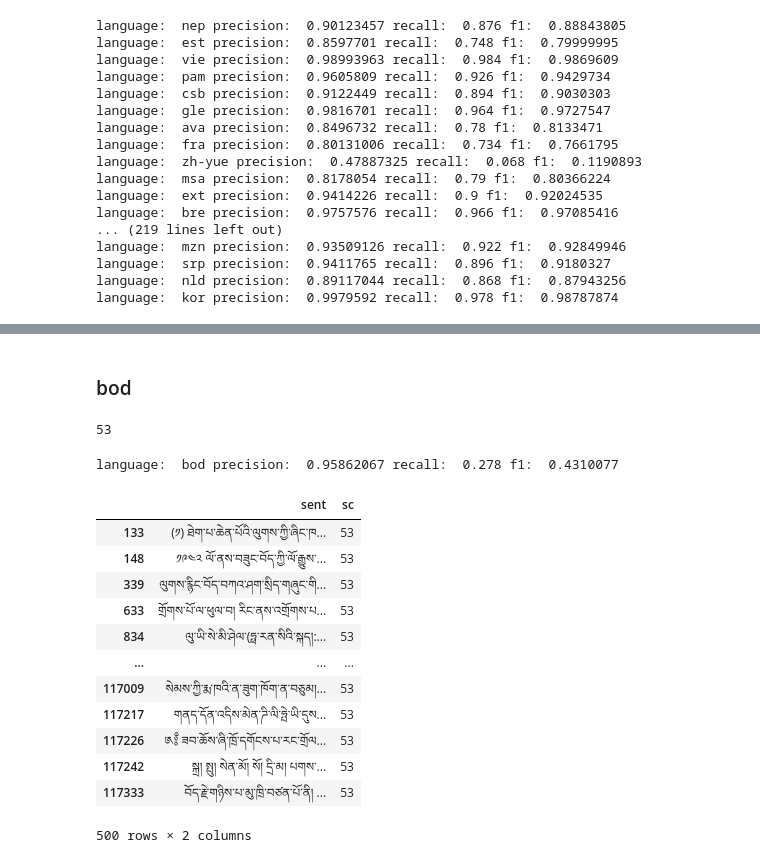
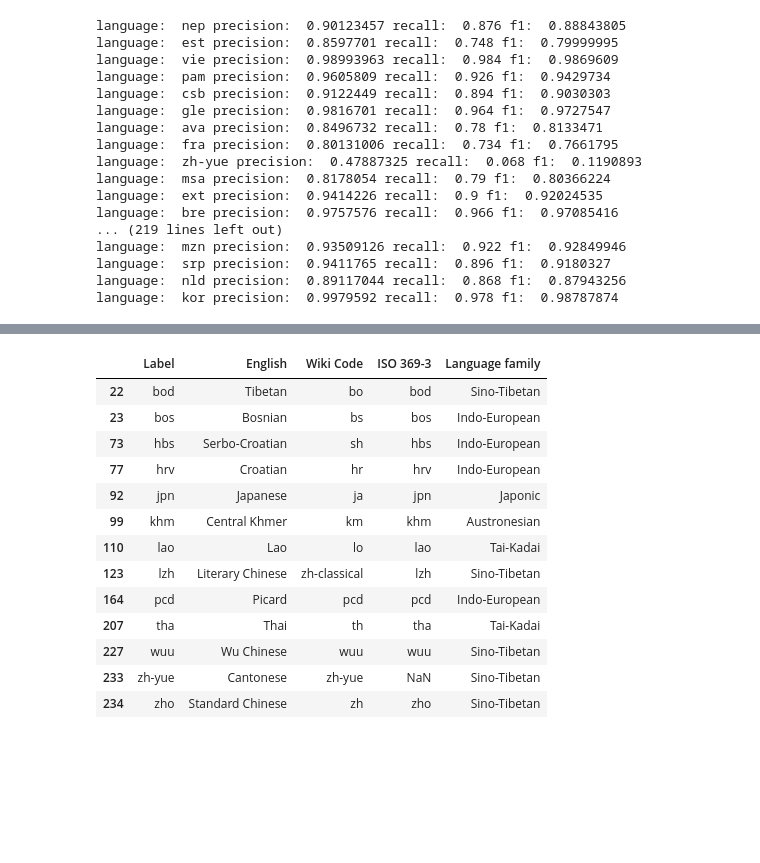
Before and after one commit to tsimafeip/nn-hackathon, a Jupyter notebook: LangDetector.ipynb, the cells around one changed output, grey strips where cells are left out. Drawn from its saved outputs; the diff is of its cells as text; code cells hidden in the pictures; blank space fills up the shorter version.

```diff
--- a/LangDetector.ipynb
+++ b/LangDetector.ipynb
@@ -48,3 +48,7 @@ x_test_path = wili_data_path + 'x_test.txt'
 y_train_path = wili_data_path + 'y_train.txt'
 y_test_path = wili_data_path + 'y_test.txt'
 labels_path = wili_data_path + 'labels.csv'
+# %%
+labels = pd.read_csv(labels_path, sep=';')
+labels = labels.drop(labels=['German', 'Writing system', 'Remarks', 'Synonyms'], axis=1)
+labels
@@ -815,2 +431,0 @@ x_t
-# %% [markdown]
-### bod
@@ -819,32 +432,19 @@ x_t
-# %%
-language_to_class['bod']
-# %% [output]
-53
-# %%
-lan = 53
-x_t = x_test[x_test['sc'] == lan]
-x = convert(x_t)
-y = np.zeros((x.shape[0], len(languages)))
-y[:, lan] = 1
-y = y.astype('float32')
-y_pred = model.predict(x)
-p, r, f = metr(y, y_pred)
-print("language: ", class_to_language[lan], "precision: ", p.numpy(), "recall: ", r.numpy(), "f1: ", f.numpy())
-# %% [output]
-language:  bod precision:  0.95862067 recall:  0.278 f1:  0.4310077
-# %%
-x_t
-# %% [output]
-|  | sent | sc |
-| 133 | (༡) ཐེག་པ་ཆེན་པོའི་ལུགས་ཀྱི་ཞིང་ཁ... | 53 |
-| 148 | ༡༩༤༢ ལོ་ནས་བཟུང་བོད་ཀྱི་ལོ་རྒྱུས་... | 53 |
-| 339 | ལུགས་རྙིང་བོད་བཀའ་ཤག་སྲིད་གཞུང་གི... | 53 |
-| 633 | གྲོགས་པོ་ལ་ཕུལ་བ། རིང་ནས་འགྲོགས་པ... | 53 |
-| 834 | ལུ་ཡི་སེ་མི་ཤེལ་(ཧྥ་རན་སིའི་སྐད།:... | 53 |
-| ... | ... | ... |
-| 117009 | སེམས་ཀྱི་རྨ་ཁའི་ན་ཟུག་ཁོག་ན་བཅུམ།... | 53 |
-| 117217 | གནད་དོན་འདིས་མེན་ཌི་ལི་ཧྤེ་ཡི་དུས... | 53 |
-| 117226 | ༁ྃ༔ ཟབ་ཆོས་ཞི་ཁྲོ་དགོངས་པ་རང་གྲོལ... | 53 |
-| 117242 | སྐྲ། སྤུ། སེན་མོ། སོ། དྲི་མ། པགས་... | 53 |
-| 117333 | བོད་རྗེ་གཉིས་པ་མུ་ཁྲི་བཙན་པོ་ནི། ... | 53 |
-500 rows × 2 columns
+# %%
+bad_quality_langs = list(bad_quality_metrics.index)
+bad_quality_labels = labels.loc[labels['Label'].isin(bad_quality_langs)]
+bad_quality_labels
+# %% [output]
+|  | Label | English | Wiki Code | ISO 369-3 | Language family |
+| 22 | bod | Tibetan | bo | bod | Sino-Tibetan |
+| 23 | bos | Bosnian | bs | bos | Indo-European |
+| 73 | hbs | Serbo-Croatian | sh | hbs | Indo-European |
+| 77 | hrv | Croatian | hr | hrv | Indo-European |
+| 92 | jpn | Japanese | ja | jpn | Japonic |
+| 99 | khm | Central Khmer | km | khm | Austronesian |
+| 110 | lao | Lao | lo | lao | Tai-Kadai |
+| 123 | lzh | Literary Chinese | zh-classical | lzh | Sino-Tibetan |
+| 164 | pcd | Picard | pcd | pcd | Indo-European |
+| 207 | tha | Thai | th | tha | Tai-Kadai |
+| 227 | wuu | Wu Chinese | wuu | wuu | Sino-Tibetan |
+| 233 | zh-yue | Cantonese | zh-yue | NaN | Sino-Tibetan |
+| 234 | zho | Standard Chinese | zh | zho | Sino-Tibetan |
```
Also changed, not shown: parts of 67 cells of this notebook.
